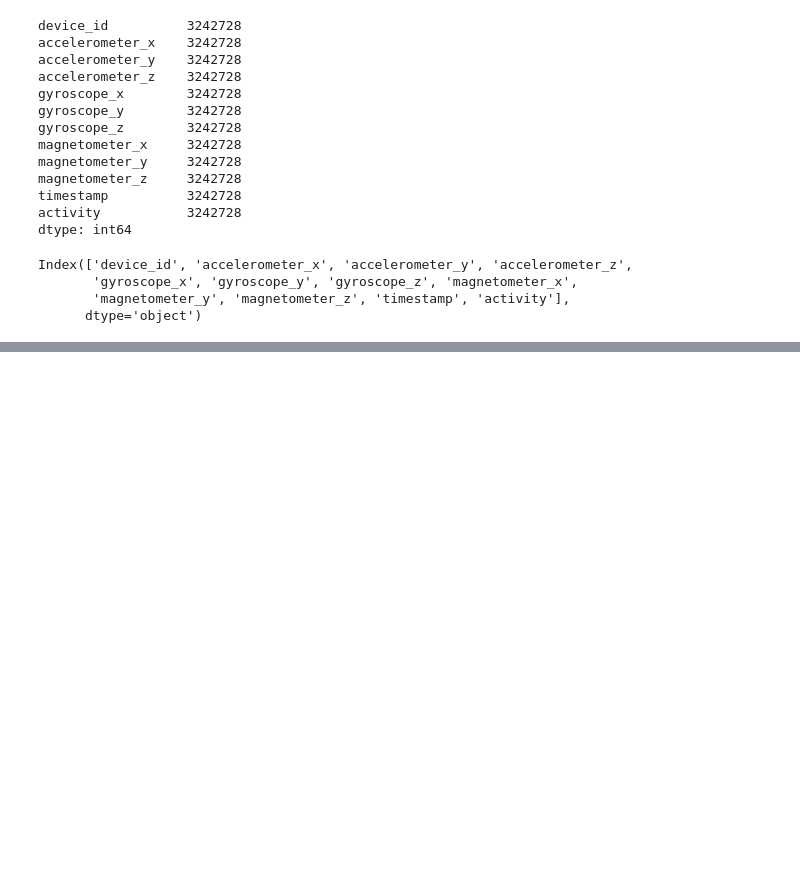
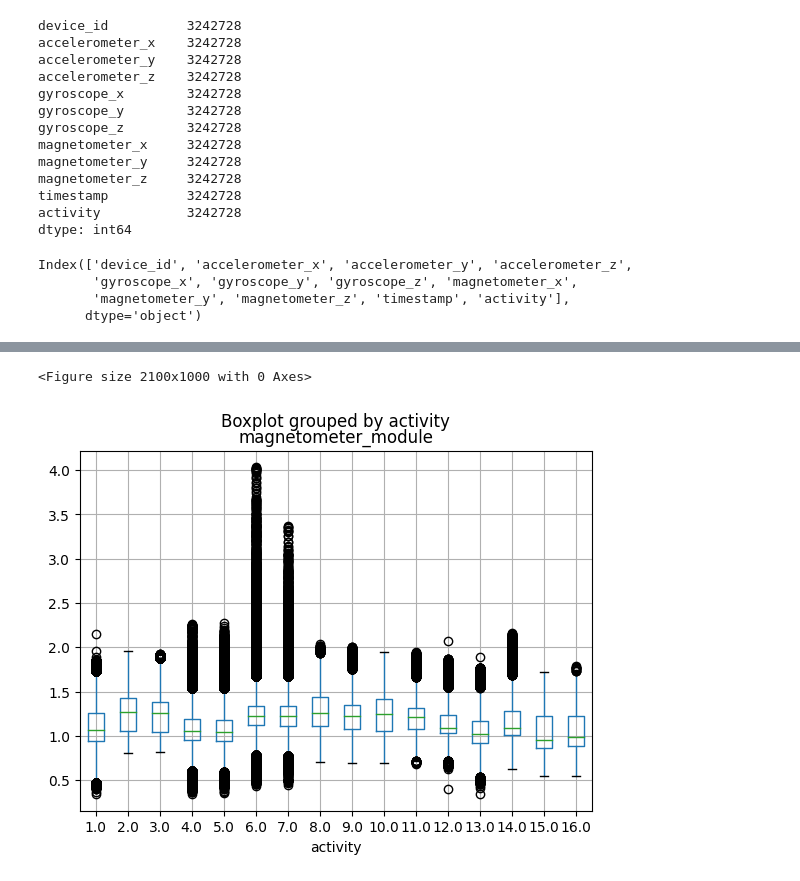
Before and after one commit to PugtgYosuky/clf-human-activities, a Jupyter notebook: src/project.ipynb, the cells around one changed output, grey strips where cells are left out. Drawn from its saved outputs; the diff is of its cells as text; code cells hidden in the pictures; blank space fills up the shorter version.

```diff
--- a/src/project.ipynb
+++ b/src/project.ipynb
@@ -176,0 +178,7 @@ data_with_features = append_metrics(data)
+# %%
+plt.figure(figsize=(21, 10))
+data_with_features.boxplot(column=['magnetometer_module'], by='activity')
+plt.show()
+# %% [output]
+<Figure size 2100x1000 with 0 Axes>
+[figure, added]
```
Also changed, not shown: parts of 3 cells of this notebook.
